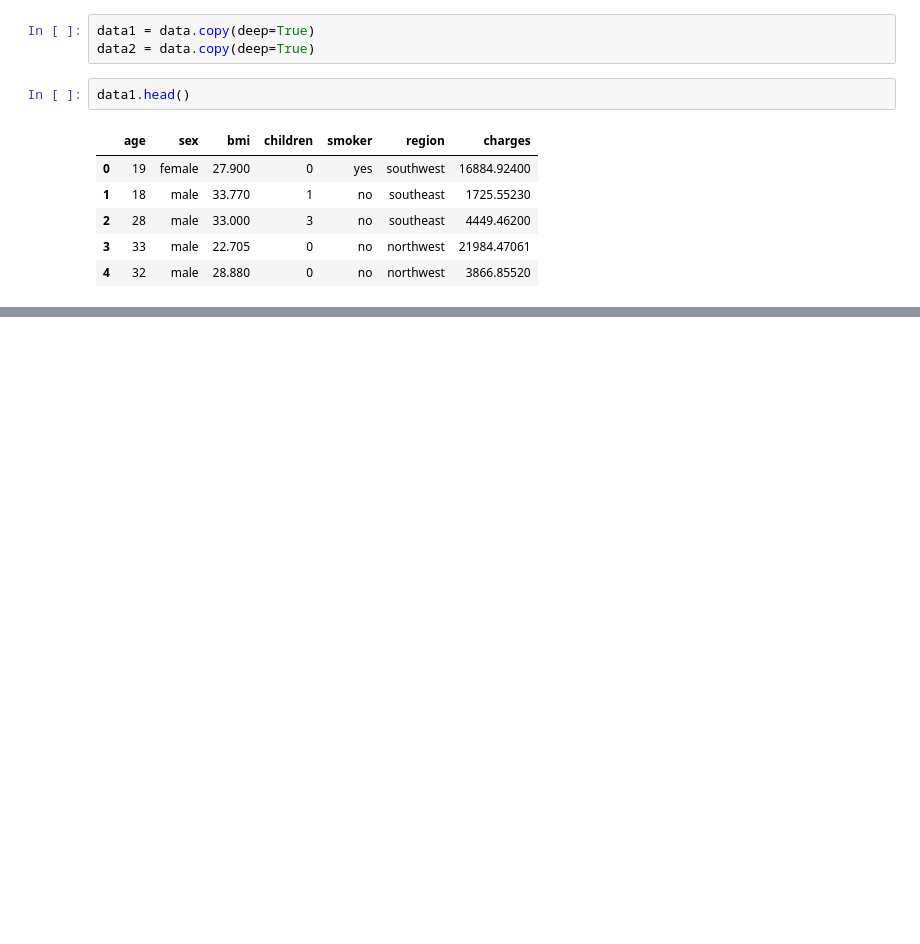
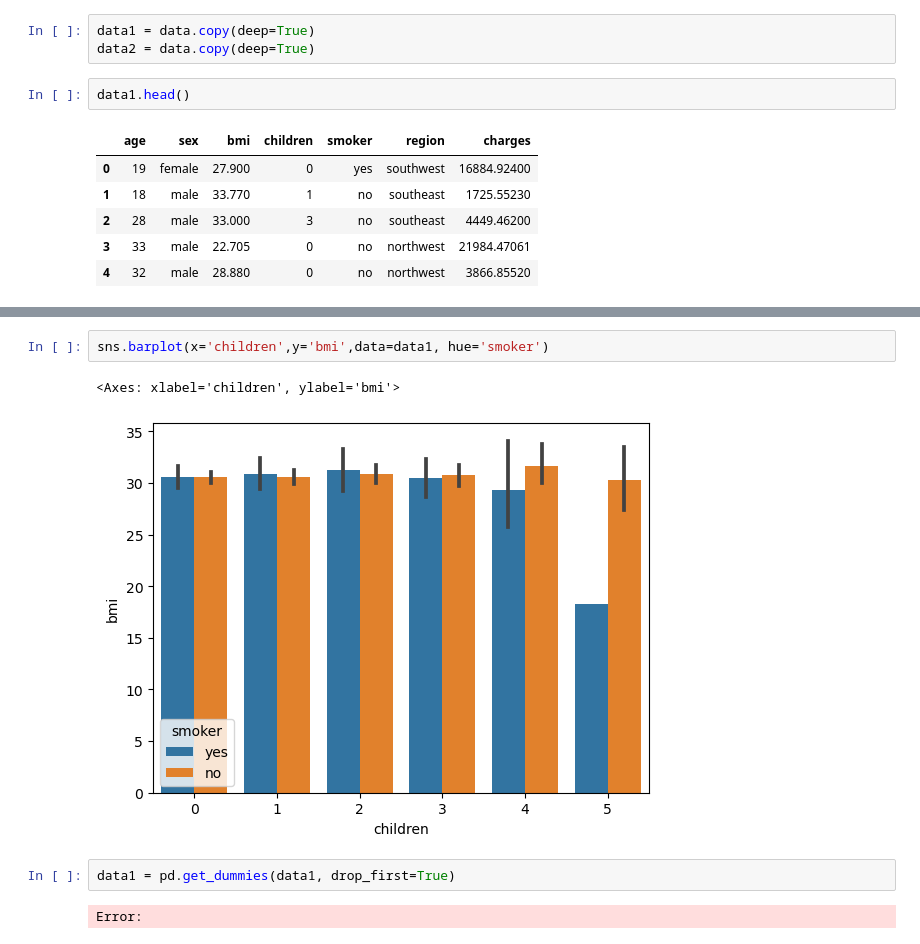
Before and after one commit to AryanPatel12125/FT-PROJECTS, a Jupyter notebook: 3. Insurance_Data_Prediction/Insurance_Prediction.ipynb, the cells around one changed output, grey strips where cells are left out. Drawn from its saved outputs; the diff is of its cells as text; blank space fills up the shorter version.

```diff
--- a/3. Insurance_Data_Prediction/Insurance_Prediction.ipynb
+++ b/3. Insurance_Data_Prediction/Insurance_Prediction.ipynb
@@ -26,0 +32,9 @@ data1.head()
+# %%
+sns.barplot(x='children',y='bmi',data=data1, hue='smoker')
+# %% [output]
+<Axes: xlabel='children', ylabel='bmi'>
+[figure, added]
+# %%
+data1 = pd.get_dummies(data1, drop_first=True)
+# %% [output]
+Error:
```
Also changed, not shown: parts of 1 cell of this notebook, 1 other file.
